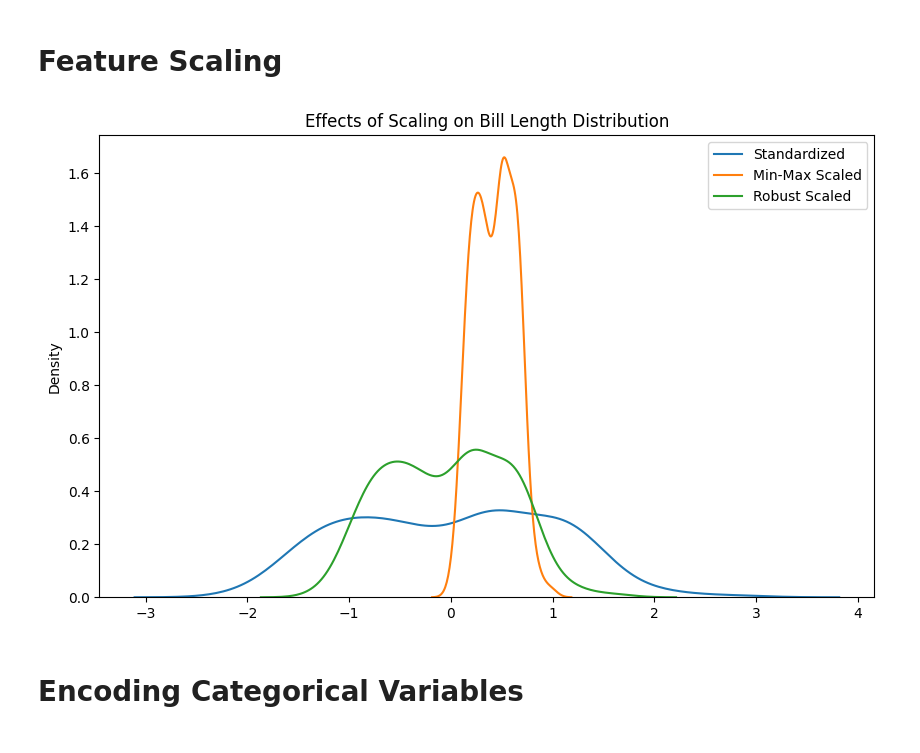
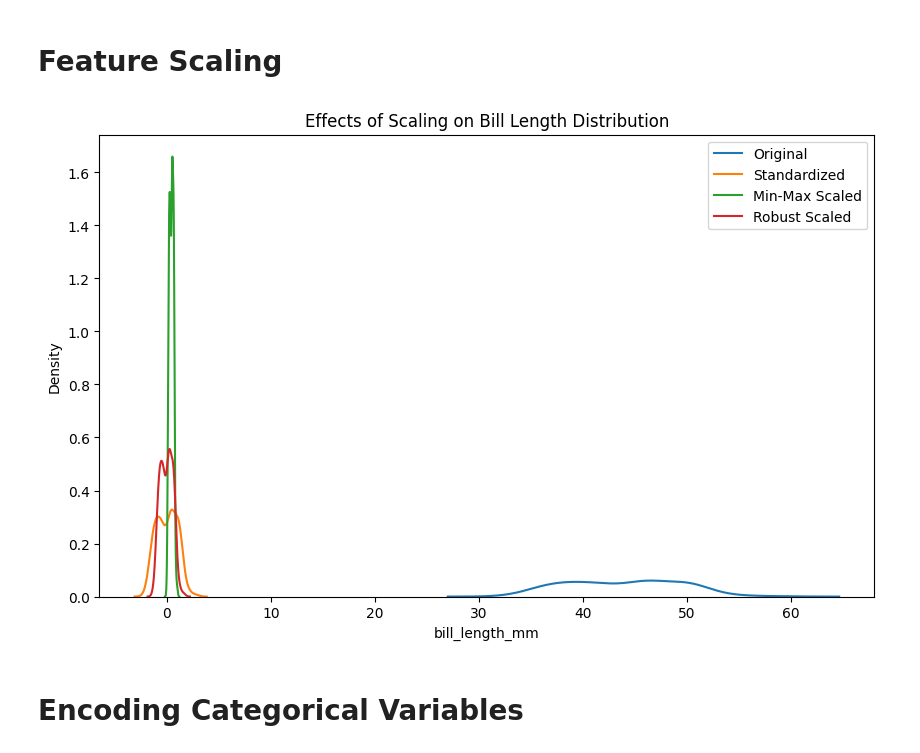
Before and after one commit to skills-cogrammar/C7-Lecture-Backpack, a Jupyter notebook: 3 - Data Science (DS)/Week 06/7 - Sunday (Repeat)/Lecture/preprocessing.ipynb, the cells around one changed output. Saved outputs shown, nothing was run; the diff lists cells and outputs as text; code cells hidden in the pictures.

```diff
--- a/3 - Data Science (DS)/Week 06/7 - Sunday (Repeat)/Lecture/preprocessing.ipynb
+++ b/3 - Data Science (DS)/Week 06/7 - Sunday (Repeat)/Lecture/preprocessing.ipynb
@@ -52,15 +52,15 @@ robust_scaled_features = robust_scaler.fit_transform(penguins[['bill_length_mm',
 # %%
 # Visualize scaling effects on feature distributions
 fig, ax = plt.subplots(figsize=(10, 6))
-# sns.kdeplot(penguins['bill_length_mm'], label='Original', ax=ax)
+sns.kdeplot(penguins['bill_length_mm'], label='Original', ax=ax)
 sns.kdeplot(scaled_features[:,0], label='Standardized', ax=ax)
 sns.kdeplot(min_max_scaled_features[:,0], label='Min-Max Scaled', ax=ax)
 sns.kdeplot(robust_scaled_features[:,0], label='Robust Scaled', ax=ax)
 plt.title('Effects of Scaling on Bill Length Distribution')
 plt.legend()
 plt.show()
 # %% [output]
-[figure, old version]
+[figure, new version]
 # %% [markdown]
 # Encoding Categorical Variables
 # %%
```
Also changed, not shown: 1 other file.
